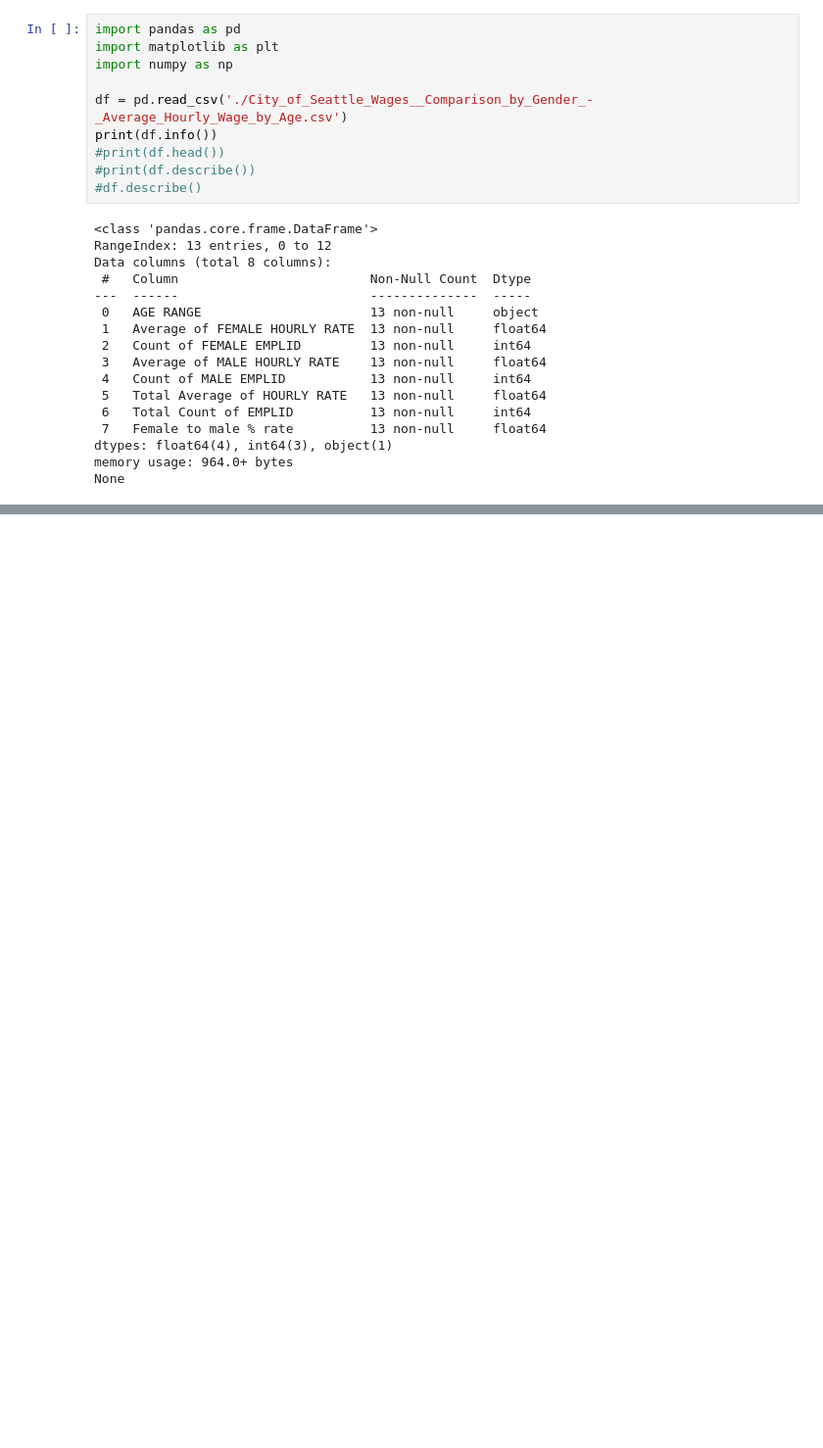
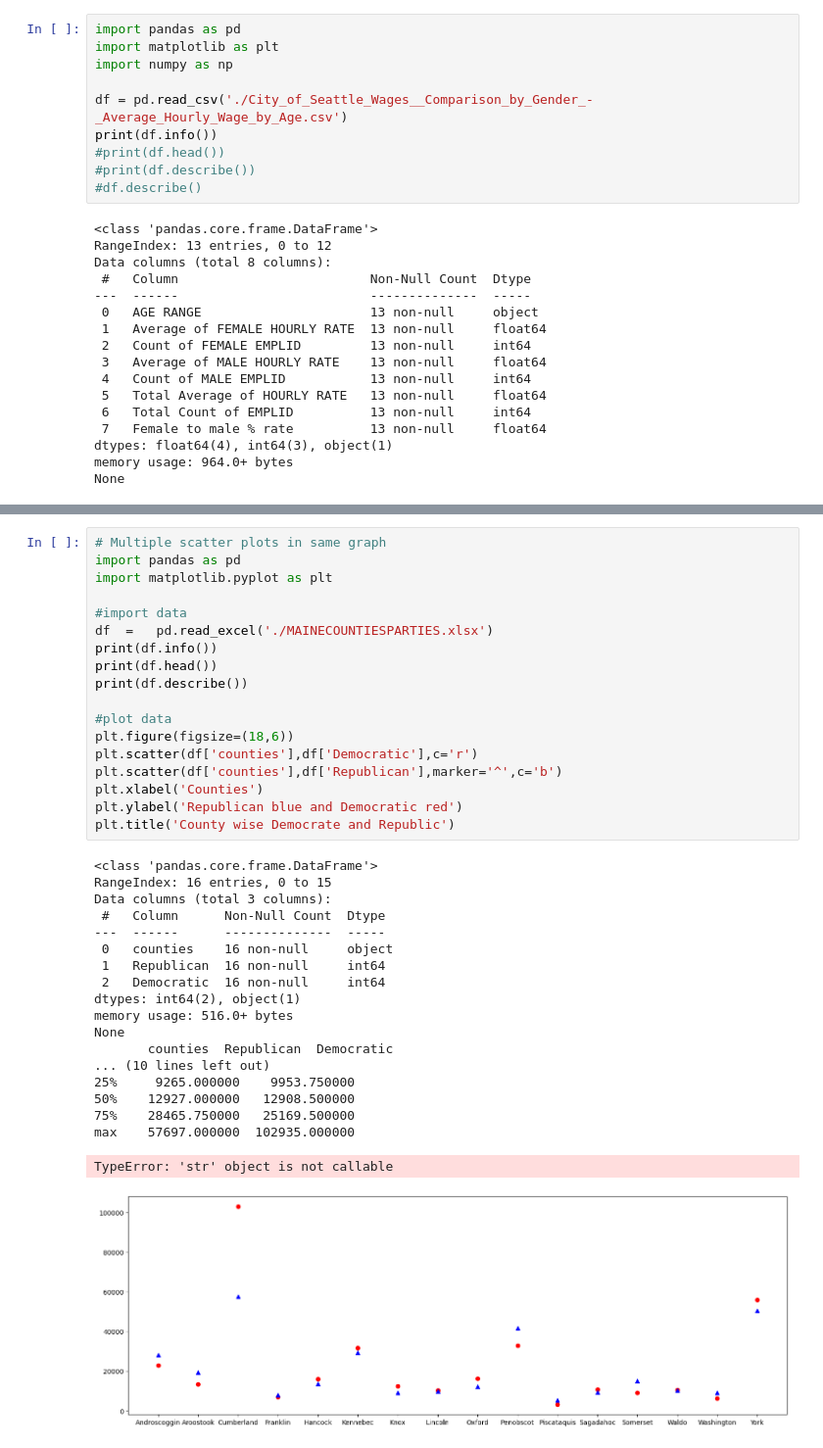
Before and after one commit to aleem-dev/DataAnalysis, a Jupyter notebook: DS-Python-EngyFouda/ch-3/scatterplot.ipynb, the cells around one changed output, grey strips where cells are left out. Shown: that part at 98% size. Drawn from its saved outputs; the diff is of its cells as text; blank space fills up the shorter version.

```diff
--- a/DS-Python-EngyFouda/ch-3/scatterplot.ipynb
+++ b/DS-Python-EngyFouda/ch-3/scatterplot.ipynb
@@ -64,0 +101,38 @@ Text(0.5, 1.0, 'Interdependence between Age Range and Total Average of HOURLY RA
+# %%
+# Multiple scatter plots in same graph
+import pandas as pd
+import matplotlib.pyplot as plt
+
+#import data
+df  =   pd.read_excel('./MAINECOUNTIESPARTIES.xlsx')
+print(df.info())
+print(df.head())
+print(df.describe())
+
+#plot data
+plt.figure(figsize=(18,6))
+plt.scatter(df['counties'],df['Democratic'],c='r')
+plt.scatter(df['counties'],df['Republican'],marker='^',c='b')
+plt.xlabel('Counties')
+plt.ylabel('Republican blue and Democratic red')
+plt.title('County wise Democrate and Republic')
+# %% [output]
+<class 'pandas.core.frame.DataFrame'>
+RangeIndex: 16 entries, 0 to 15
+Data columns (total 3 columns):
+ #   Column      Non-Null Count  Dtype
+---  ------      --------------  -----
+ 0   counties    16 non-null     object
+ 1   Republican  16 non-null     int64
+ 2   Democratic  16 non-null     int64
+dtypes: int64(2), object(1)
+memory usage: 516.0+ bytes
+None
+       counties  Republican  Democratic
+... (10 lines left out)
+25%     9265.000000    9953.750000
+50%    12927.000000   12908.500000
+75%    28465.750000   25169.500000
+max    57697.000000  102935.000000
+TypeError: 'str' object is not callable
+[figure, added]
```
Also changed, not shown: parts of 3 cells of this notebook, 2 other files.
